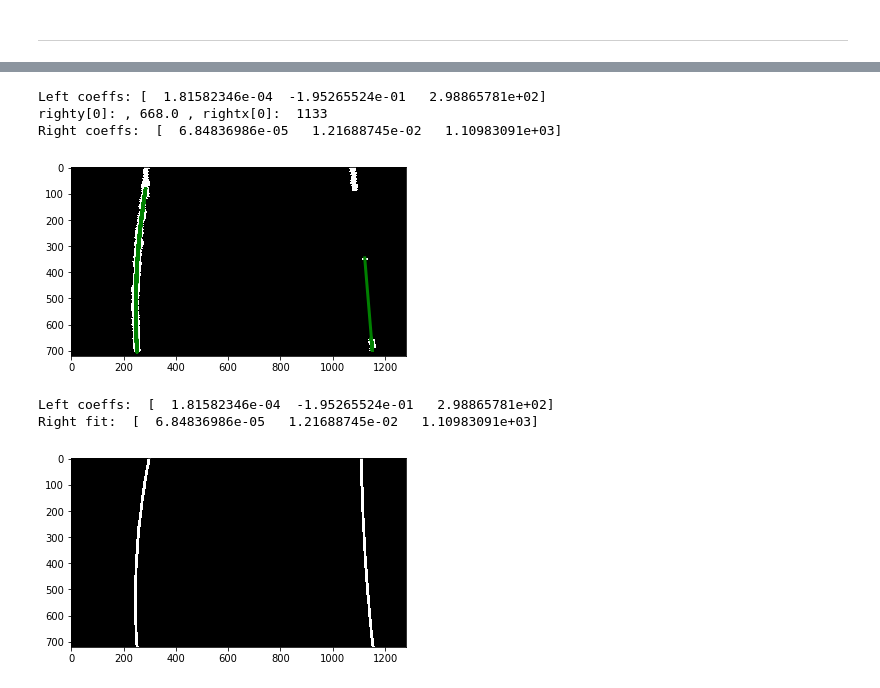
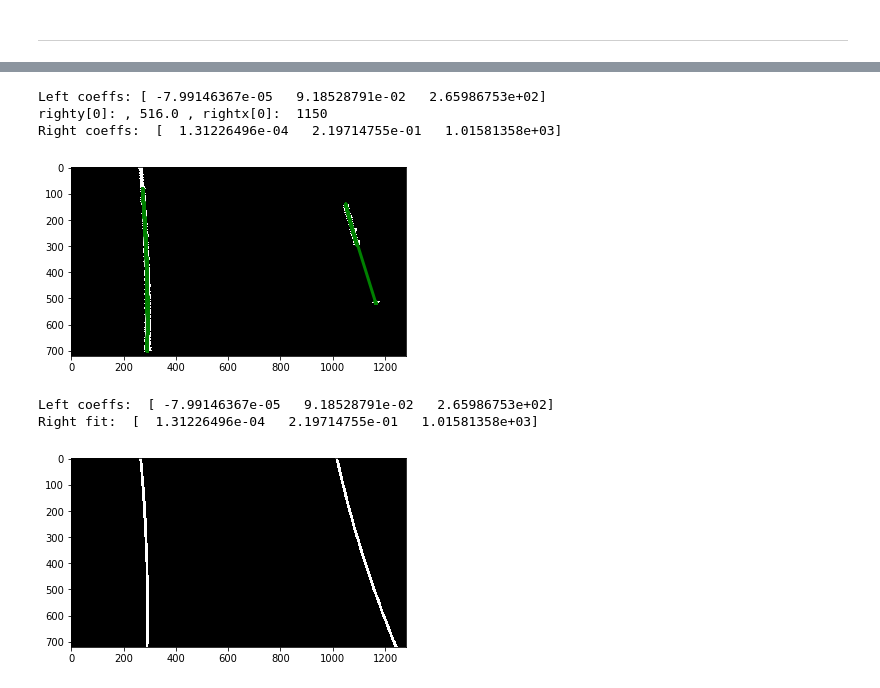
Before and after one commit to peterhwang2010/CarND-Advanced_lane_lines, a Jupyter notebook: advanced_lane_lines.ipynb, the cells around one changed output, grey strips where cells are left out. Cells and saved outputs as stored; diff of their text form; code cells hidden in the pictures.

```diff
--- a/advanced_lane_lines.ipynb
+++ b/advanced_lane_lines.ipynb
@@ -144,7 +144,7 @@ def combine_binary(s_binary, l_binary):
     binary[(l_binary == 1) | (s_binary == 1)] = 1
     return binary
 # %%
-img = mpimg.imread('test_images/test1.jpg')
+img = mpimg.imread('test_images/test2.jpg')
 undistorted_img = undistort_camera(img_point, obj_point, img)
 perspective_transform_img = transform_perspective(undistorted_img)
 
@@ -195,7 +195,3 @@ plt.show()
 ## Lane Detection
 # %% [markdown]
 ---
-# %%
-histogram = np.sum(combine_binary[combine_binary.shape[0]//2:,:], axis=0)
-plt.plot(histogram)
-plt.show()
@@ -385,13 +285,12 @@ def fit_second_order_poly(indep, dep, return_coeffs=False):
     else:
         return fitdep
 # %%
-leftx, lefty, rightx, righty = histogram_pixels(combine_binary, horizontal_offset=40)
+left_x, left_y, right_x, right_y = histogram_pixels(combine_binary, horizontal_offset=40)
 
-# Fit a second order polynomial to each fake lane line
-left_fit, left_coeffs = fit_second_order_poly(lefty, leftx, return_coeffs=True)
+left_fit, left_coeffs = fit_second_order_poly(left_y, left_x, return_coeffs=True)
 print("Left coeffs:", left_coeffs)
-print("righty[0]: ,", righty[0], ", rightx[0]: ", rightx[0])
-right_fit, right_coeffs = fit_second_order_poly(righty, rightx, return_coeffs=True)
+print("righty[0]: ,", right_y[0], ", rightx[0]: ", right_x[0])
+right_fit, right_coeffs = fit_second_order_poly(right_y, right_x, return_coeffs=True)
 print("Right coeffs: ", right_coeffs)
 
 # Plot data
@@ -401,39 +300,37 @@ plt.plot(right_fit, righty, color='green', linewidth=3)
 plt.imshow(combine_binary, cmap="gray")
 plt.show()
 
 def draw_poly(img, poly, poly_coeffs, steps, color=[255, 0, 0], thickness=10, dashed=False):
     img_height = img.shape[0]
     pixels_per_step = img_height // steps
 
     for i in range(steps):
         start = i * pixels_per_step
         end = start + pixels_per_step
 
         start_point = (int(poly(start, poly_coeffs=poly_coeffs)), start)
         end_point = (int(poly(end, poly_coeffs=poly_coeffs)), end)
 
         if dashed == False or i % 2 == 1:
             img = cv2.line(img, end_point, start_point, color, thickness)
 
     return img
 
 
 def lane_poly(yval, poly_coeffs):
-    """Returns x value for poly given a y-value.
-    Note here x = Ay^2 + By + C."""
     return poly_coeffs[0]*yval**2 + poly_coeffs[1]*yval + poly_coeffs[2]
 
 print("Left coeffs: ", left_coeffs)
 print("Right fit: ", right_coeffs)
 polyfit_left = draw_poly(np.zeros((720, 1280)), lane_poly, left_coeffs, 30)
 polyfit_drawn = draw_poly(polyfit_left, lane_poly, right_coeffs, 30)
 plt.imshow(polyfit_drawn, cmap="gray")
 plt.show()
 # %% [output]
-Left coeffs: [  1.81582346e-04  -1.95265524e-01   2.98865781e+02]
-righty[0]: , 668.0 , rightx[0]:  1133
-Right coeffs:  [  6.84836986e-05   1.21688745e-02   1.10983091e+03]
+Left coeffs: [ -7.99146367e-05   9.18528791e-02   2.65986753e+02]
+righty[0]: , 516.0 , rightx[0]:  1150
+Right coeffs:  [  1.31226496e-04   2.19714755e-01   1.01581358e+03]
-[figure, old version]
+[figure, new version]
-Left coeffs:  [  1.81582346e-04  -1.95265524e-01   2.98865781e+02]
-Right fit:  [  6.84836986e-05   1.21688745e-02   1.10983091e+03]
+Left coeffs:  [ -7.99146367e-05   9.18528791e-02   2.65986753e+02]
+Right fit:  [  1.31226496e-04   2.19714755e-01   1.01581358e+03]
-[figure, old version]
+[figure, new version]
```
Also changed, not shown: parts of 3 cells of this notebook.
